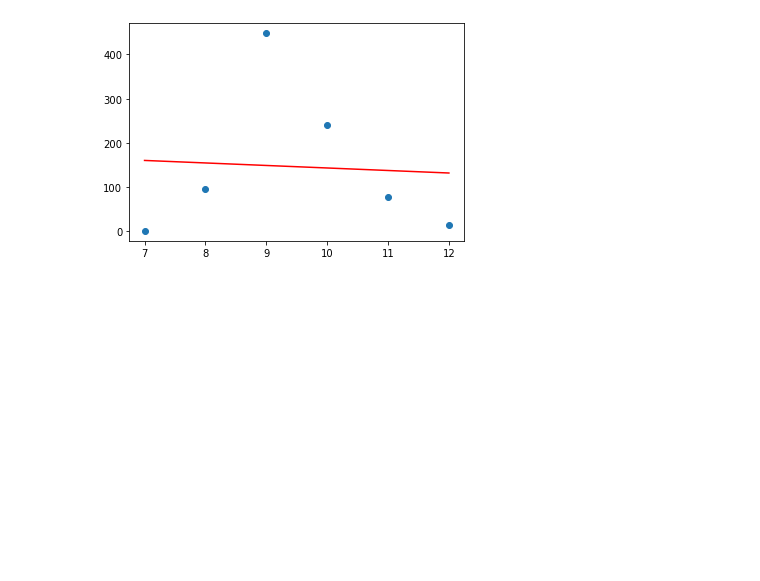
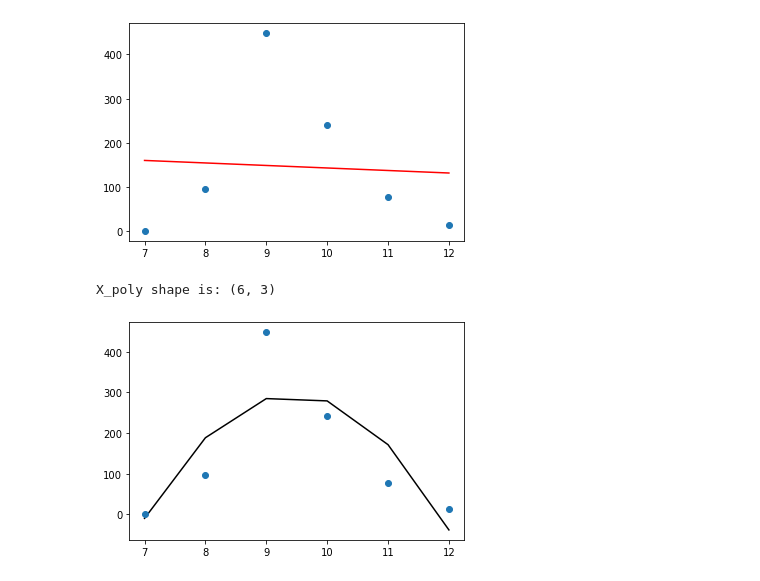
Before and after one commit to ChristianShada/Monarch_Butterflies, a Jupyter notebook: ML_Monarch_super_basic_linear_regression.ipynb, the cells around one changed output. Drawn from its saved outputs; the diff is of its cells as text; code cells hidden in the pictures; blank space fills up the shorter version.

Commit message:
ML regression with polynomial line fitting

```diff
--- a/ML_Monarch_super_basic_linear_regression.ipynb
+++ b/ML_Monarch_super_basic_linear_regression.ipynb
@@ -84,3 +85,22 @@ plt.plot(X, y_pred, color='red')
 plt.show()
 # %% [output]
 [figure]
+# %%
+# creating a polynomial function that allows us to input degrees for fitting
+def fit_and_plot_poly_deg(degree):
+    poly_feat = PolynomialFeatures(degree)
+    X_poly = poly_feat.fit_transform(X)
+
+    print('X_poly shape is: {}'.format(str(X_poly.shape)))
+
+    poly_model = LinearRegression().fit(X_poly, y)
+    y_pred = poly_model.predict(X_poly)
+
+    plt.scatter(X, y, zorder=3)
+    plt.plot(X, y_pred, color='black');
+# %%
+# two degree fit
+fit_and_plot_poly_deg(2)
+# %% [output]
+X_poly shape is: (6, 3)
+[figure, added]
```
Also changed, not shown: parts of 3 cells of this notebook.
